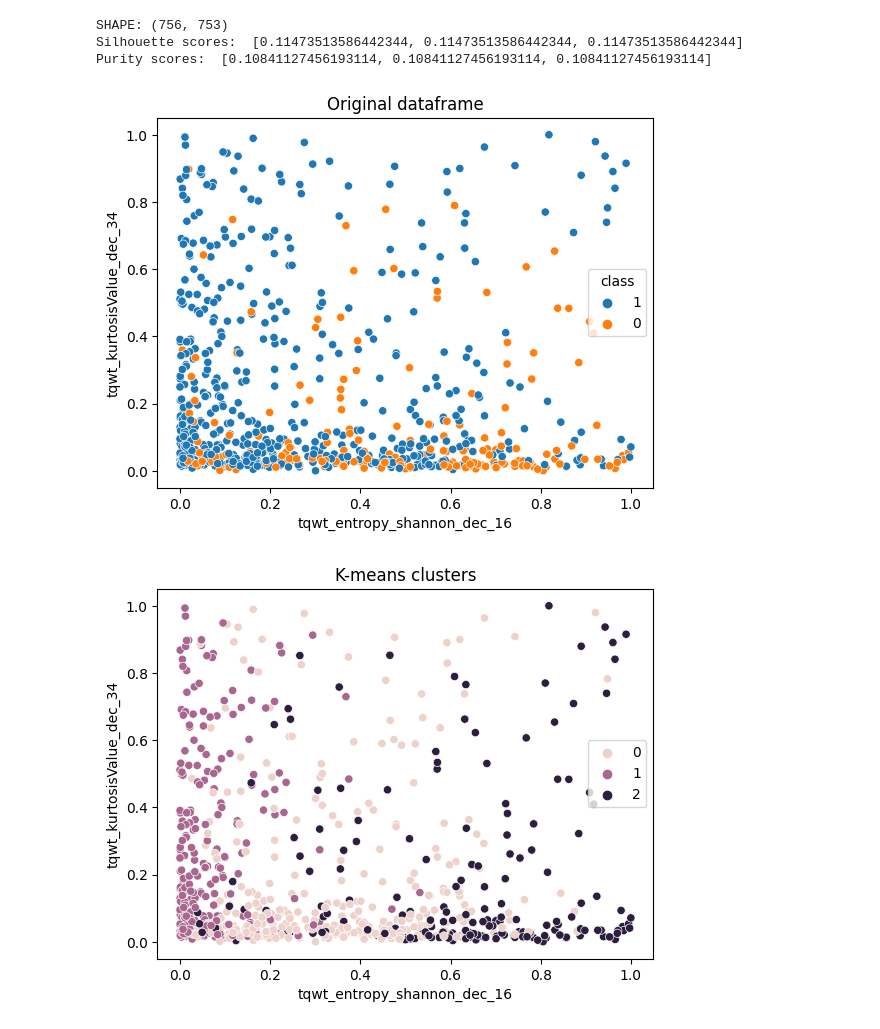
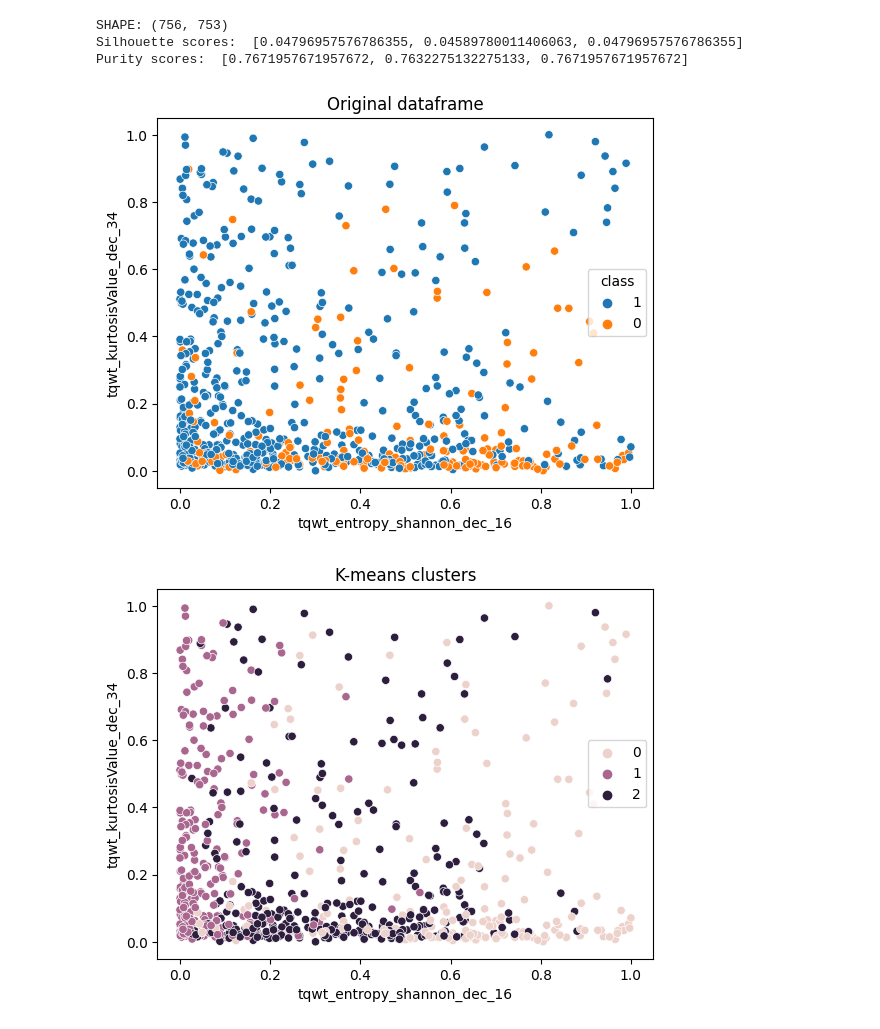
Before and after one commit to hugoesilva/Aprendizagem, a Jupyter notebook: H4/h4.ipynb, the cells around one changed output. Cells and saved outputs as stored; diff of their text form; code cells hidden in the pictures.

Commit message:
changes to purity and sihlouette

```diff
--- a/H4/h4.ipynb
+++ b/H4/h4.ipynb
@@ -7,11 +7,15 @@ import seaborn as sns
 from sklearn import metrics, datasets
 from sklearn.preprocessing import MinMaxScaler
 from sklearn.cluster import KMeans
+from sklearn import cluster
+import numpy as np
 
 
 data = loadarff('pd_speech.arff')
 df = pd.DataFrame(data[0])
 df['class'] = df['class'].str.decode('utf-8')
+
+X = df.drop('class', axis=1)
 
 #For the following exercises, normalize the data using sklearn’s MinMaxScaler.
 scaler = MinMaxScaler()
@@ -24,18 +28,23 @@ print("SHAPE:", df_scaled.shape)
 
 kmeans = KMeans(n_clusters=3, random_state=0).fit(df_scaled)
 
+df_scaled = df_scaled.drop(columns=['class'])
 
-
-kmeans = []
 labels = []
 silhouettes = []
 purity = []
 
+def purity_score(y_true, y_pred):
+    # compute contingency/confusion matrix
+    confusion_matrix = metrics.cluster.contingency_matrix(y_true, y_pred)
+    return np.sum(np.amax(confusion_matrix, axis=0)) / np.sum(confusion_matrix)
+
 for i in range(3):
     kmeans = KMeans(n_clusters = 3, random_state = i).fit(df_scaled)
-    labels.append(kmeans.labels_)
-    silhouettes.append(metrics.silhouette_score(df_scaled, labels[i]))
-    purity.append(metrics.adjusted_rand_score(df["class"], labels[i]))
+    y_pred = kmeans.labels_
+    labels.append(y_pred)
+    silhouettes.append(metrics.silhouette_score(X, y_pred, metric='euclidean'))
+    purity.append(purity_score(df["class"], y_pred))
 
 print("Silhouette scores: ", silhouettes)
 print("Purity scores: ", purity)
@@ -54,7 +63,6 @@ print("Purity scores: ", purity)
 
 # get dataframe with the two features with highest variance from the df_scaled dataframe
 
-df_scaled = df_scaled.drop(columns=['class'])
 
 
 
@@ -71,33 +79,33 @@ variances = variances[:2]
 
 # i) the original dataframe
 sns.scatterplot(x=df_scaled[variances.index[0]], y=df_scaled[variances.index[1]], hue=df["class"])
 plt.title("Original dataframe")
 plt.show()
 
 #ii) the previously learned 𝑘 = 3 clusters (random= 0).
 sns.scatterplot(x = df_scaled[variances.index[0]], y = df_scaled[variances.index[1]], hue=labels[0])
 plt.title("K-means clusters")
 plt.show()
 
 #What do you observe? What is the difference between the two plots?
 
 
 
 
 #print(variances)
 
 #print(len(df_scaled["tqwt_kurtosisValue_dec_34"]))
 
 #print(len(df_scaled["tqwt_entropy_shannon_dec_16"]))
 
 
 
 
 
 #What do you observe? What is the difference between the two plots?
 # %% [output]
 SHAPE: (756, 753)
-Silhouette scores:  [0.11473513586442344, 0.11473513586442344, 0.11473513586442344]
-Purity scores:  [0.10841127456193114, 0.10841127456193114, 0.10841127456193114]
+Silhouette scores:  [0.04796957576786355, 0.04589780011406063, 0.04796957576786355]
+Purity scores:  [0.7671957671957672, 0.7632275132275133, 0.7671957671957672]
 [figure]
-[figure, old version]
+[figure, new version]
```
Also changed, not shown: 3 other files.
